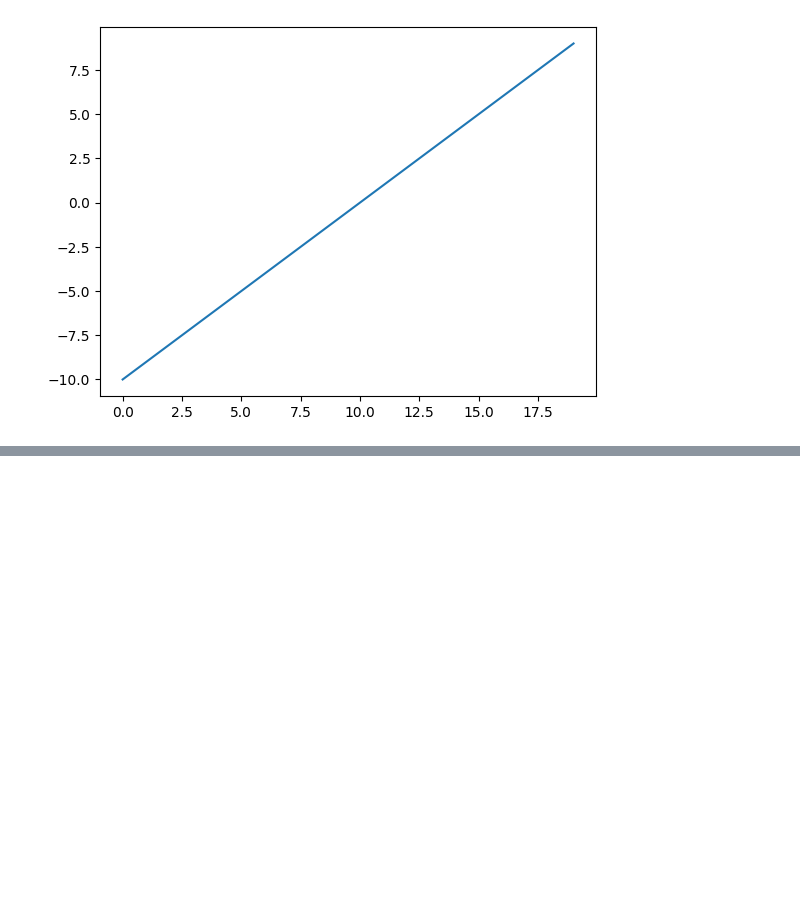
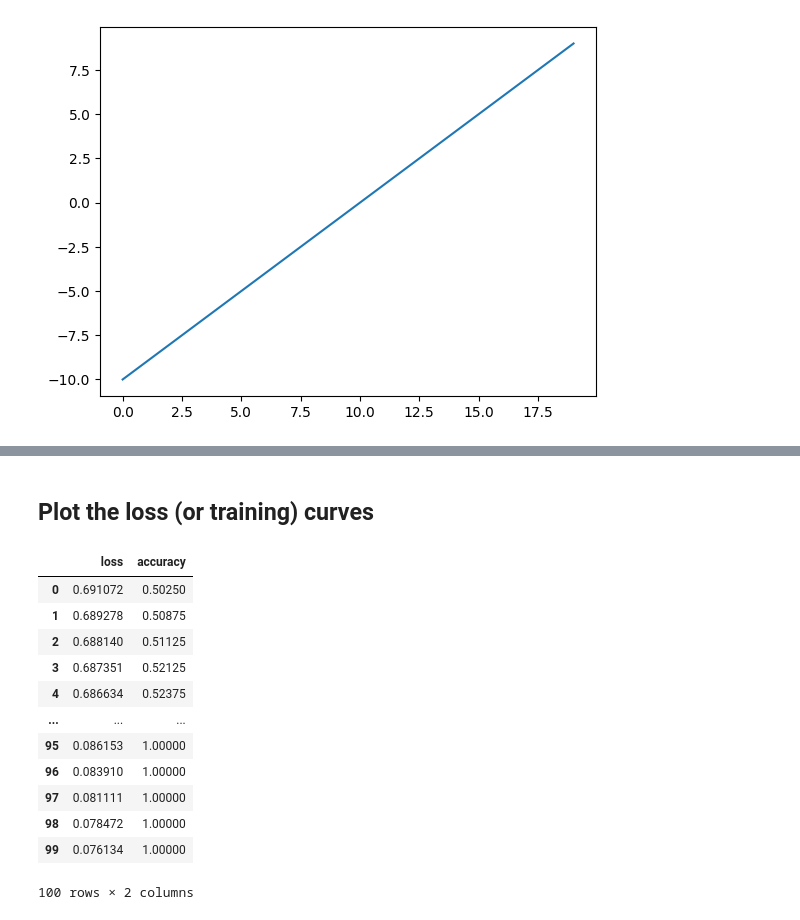
Before and after one commit to Rus-tam/daniel_bourke_course, a Jupyter notebook: notebooks/01_neural_network_classification_with_tensorflow.ipynb, the cells around one changed output, grey strips where cells are left out. Saved outputs shown, nothing was run; the diff lists cells and outputs as text; code cells hidden in the pictures; blank space fills up the shorter version.

```diff
--- a/notebooks/01_neural_network_classification_with_tensorflow.ipynb
+++ b/notebooks/01_neural_network_classification_with_tensorflow.ipynb
@@ -705,0 +706,20 @@ doing binary classification
+# %% [markdown]
+## Plot the loss (or training) curves
+# %%
+# Convert the history object into a DataFrame
+
+pd.DataFrame(history.history)
+# %% [output]
+|  | loss | accuracy |
+| 0 | 0.691072 | 0.50250 |
+| 1 | 0.689278 | 0.50875 |
+| 2 | 0.688140 | 0.51125 |
+| 3 | 0.687351 | 0.52125 |
+| 4 | 0.686634 | 0.52375 |
+| ... | ... | ... |
+| 95 | 0.086153 | 1.00000 |
+| 96 | 0.083910 | 1.00000 |
+| 97 | 0.081111 | 1.00000 |
+| 98 | 0.078472 | 1.00000 |
+| 99 | 0.076134 | 1.00000 |
+100 rows × 2 columns
```
Also changed, not shown: parts of 33 cells of this notebook.
